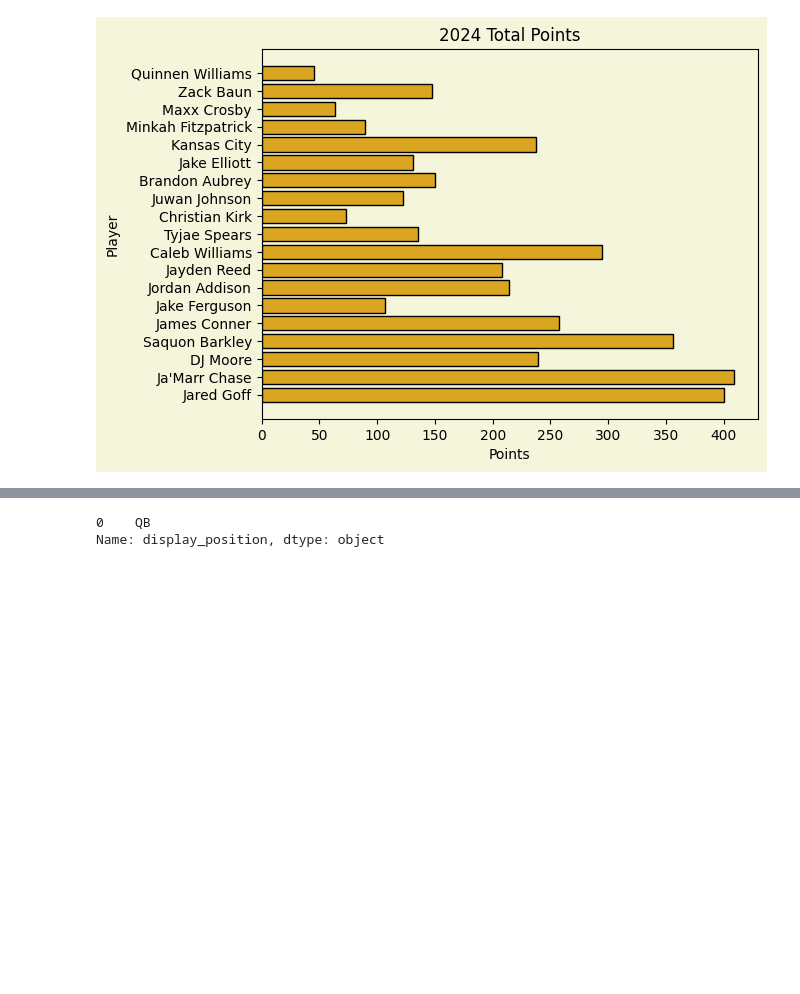
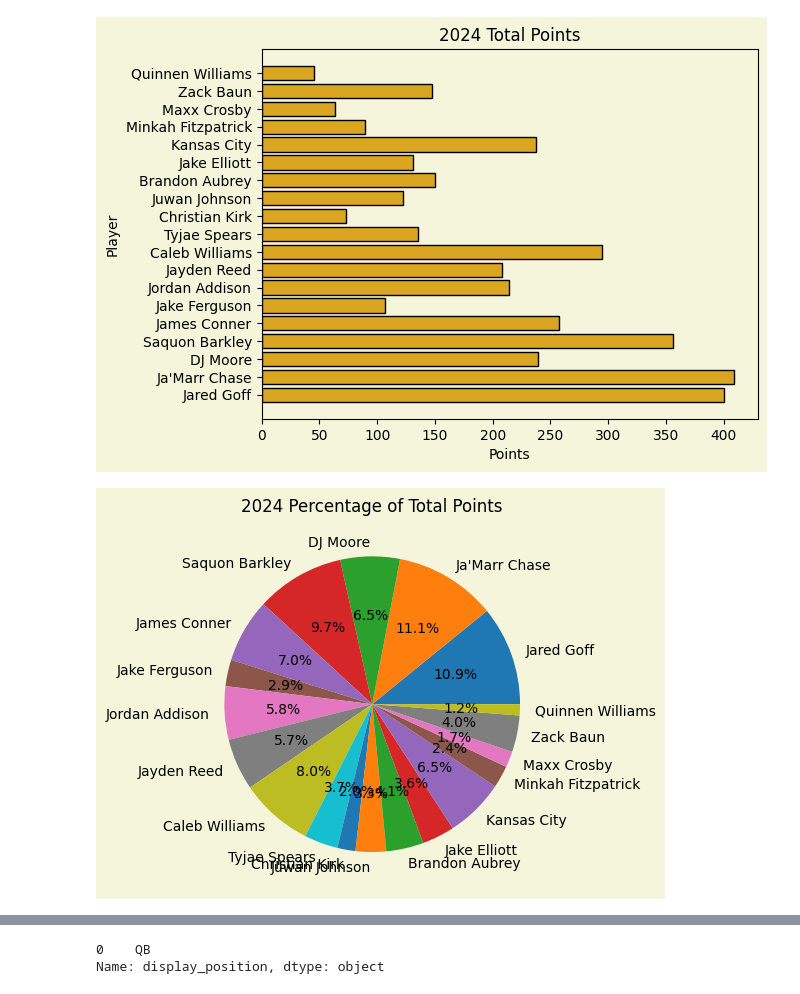
Before and after one commit to AidanNowa/Fantasy_Football, a Jupyter notebook: testing_fantasy.ipynb, the cells around one changed output, grey strips where cells are left out. Cells and saved outputs as stored; diff of their text form; code cells hidden in the pictures; blank space fills up the shorter version.

Commit message:
new chart for percentage

```diff
--- a/testing_fantasy.ipynb
+++ b/testing_fantasy.ipynb
@@ -172,6 +172,24 @@ ax.set_facecolor(background_color)
 plt.show()
 # %% [output]
 [figure]
+# %%
+sum_of_pts = df.total_points.sum()
+for index, row in df.iterrows():
+    pct_of_pts = row['total_points']/sum_of_pts
+    df.at[index, 'pct_points'] = pct_of_pts
+background_color = 'beige'
+plt.figure(facecolor=background_color)
+plt.pie(df['pct_points'],labels=df['name'],autopct='%1.1f%%')
+plt.title('2024 Percentage of Total Points')
+#plt.xlabel('Percent')
+#plt.ylabel('Player')
+#plt.yticks(rotation=30)
+ax=plt.gca()
+ax.set_facecolor(background_color)
+
+plt.show()
+# %% [output]
+[figure, added]
 # %%
 goff = league.player_details('Jared Goff')
 # %%
```
Also changed, not shown: parts of 3 cells of this notebook.
